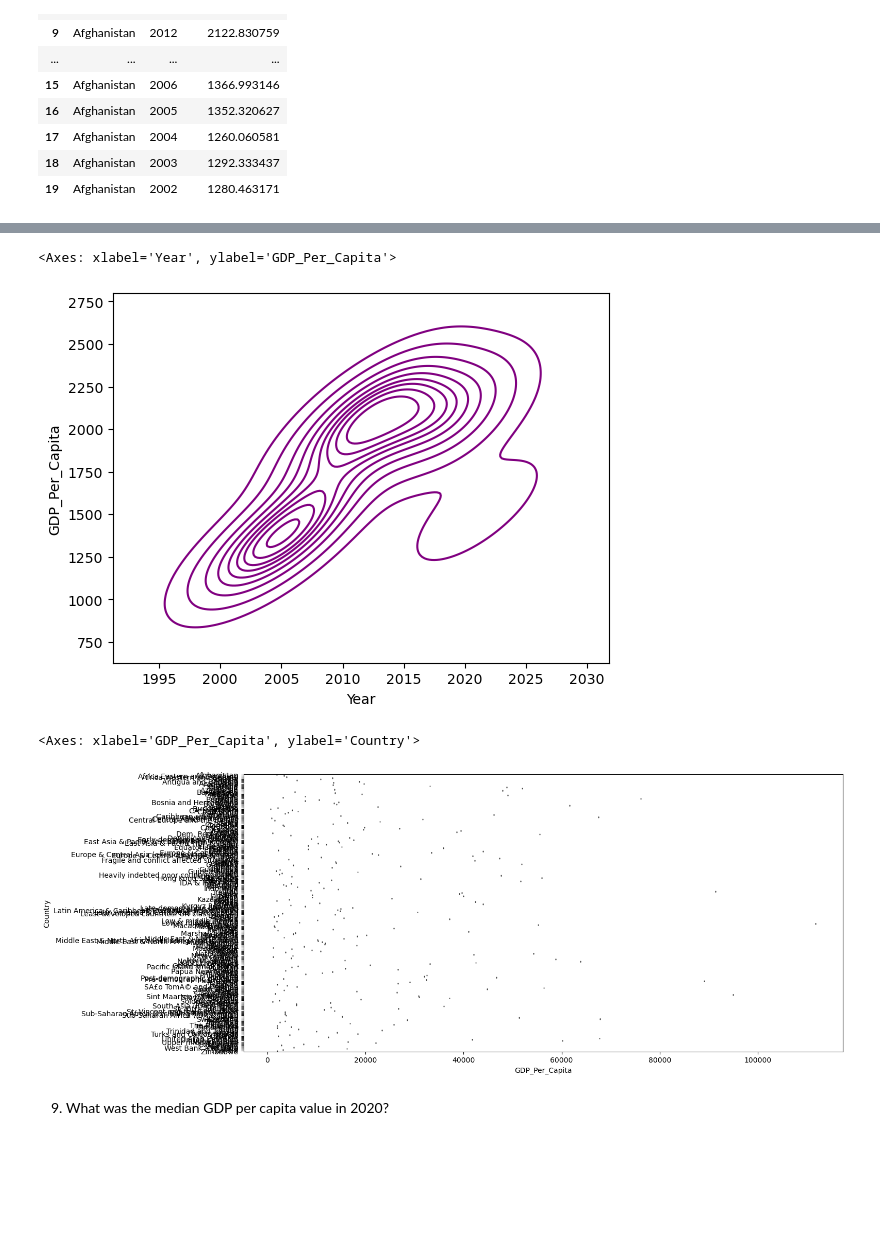
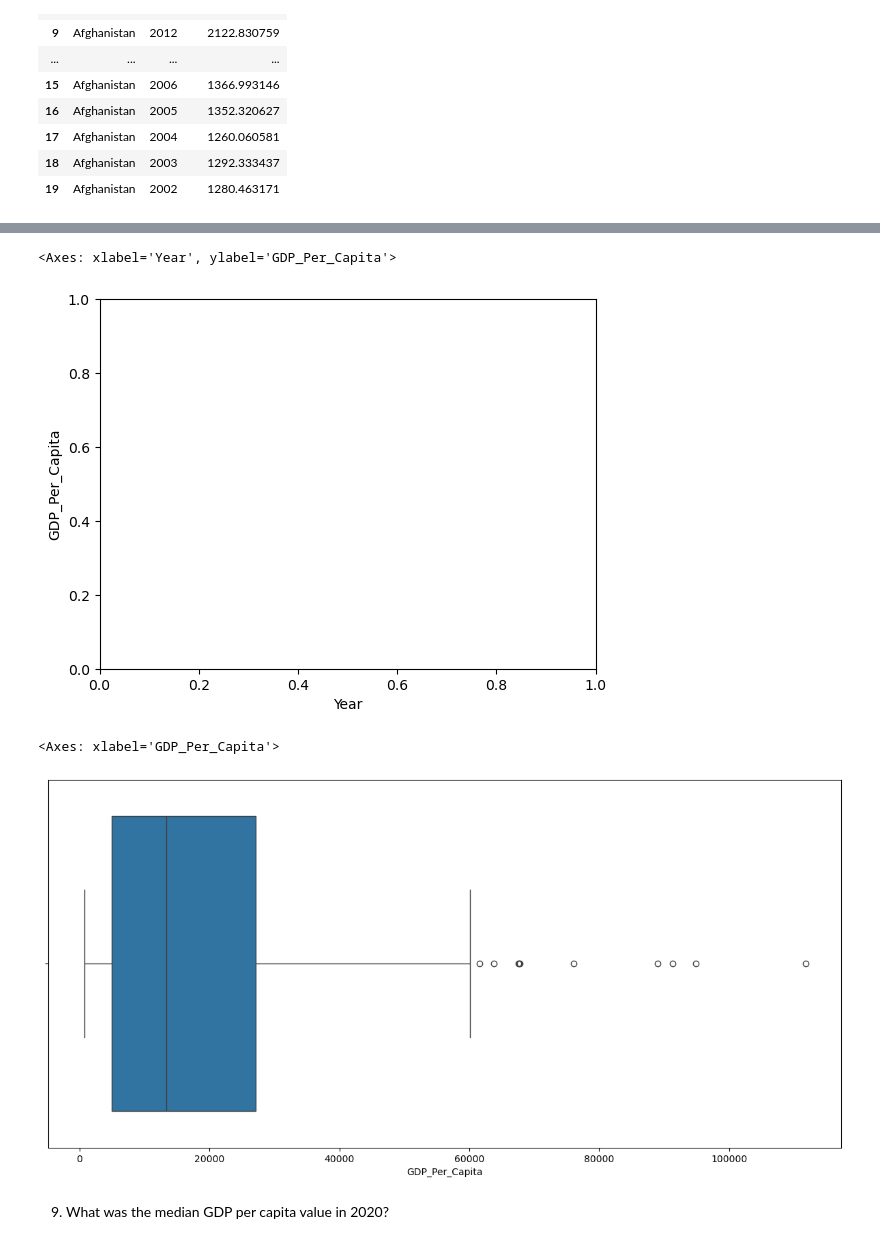
Before and after one commit to NSS-Data-Analytics-Cohort-12/un-python-sbotelh1, a Jupyter notebook: notebooks/first.ipynb, the cells around one changed output, grey strips where cells are left out. Saved outputs shown, nothing was run; the diff lists cells and outputs as text; code cells hidden in the pictures; blank space fills up the shorter version.

```diff
--- a/notebooks/first.ipynb
+++ b/notebooks/first.ipynb
@@ -236,15 +254,15 @@ sns.violinplot(x=df20['GDP_Per_Capita'], y=df20['Country'])
 # %%
-sns.kdeplot(data=afg20, x='Year', y = 'GDP_Per_Capita', color="purple")
+sns.kdeplot(data=df20, x='Year', y = 'GDP_Per_Capita', color="purple")
 # %% [output]
 <Axes: xlabel='Year', ylabel='GDP_Per_Capita'>
-[figure, old version]
+[figure, new version]
 # %%
 plt.figure(figsize = (15, 7))
 
-sns.boxplot( y=df20['Country'], x=df20['GDP_Per_Capita'])
+sns.boxplot( x=df20['GDP_Per_Capita'])
 # %% [output]
-<Axes: xlabel='GDP_Per_Capita', ylabel='Country'>
+<Axes: xlabel='GDP_Per_Capita'>
-[figure, old version]
+[figure, new version]
 # %% [markdown]
 9. What was the median GDP per capita value in 2020?
 # %%
```
Also changed, not shown: parts of 28 cells of this notebook.
